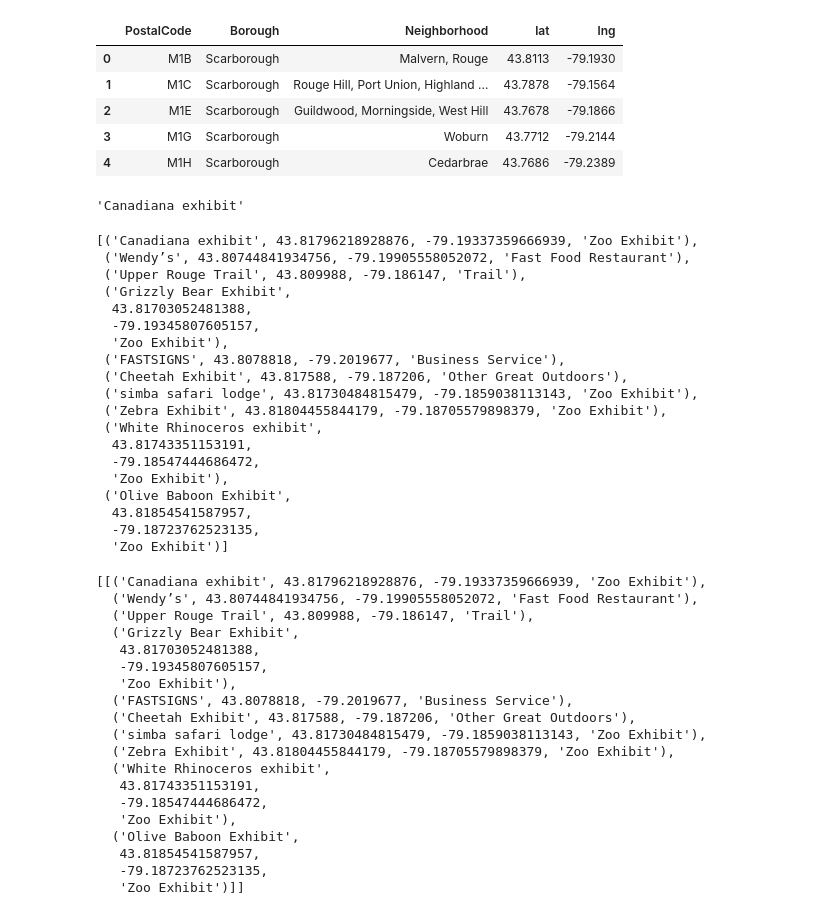
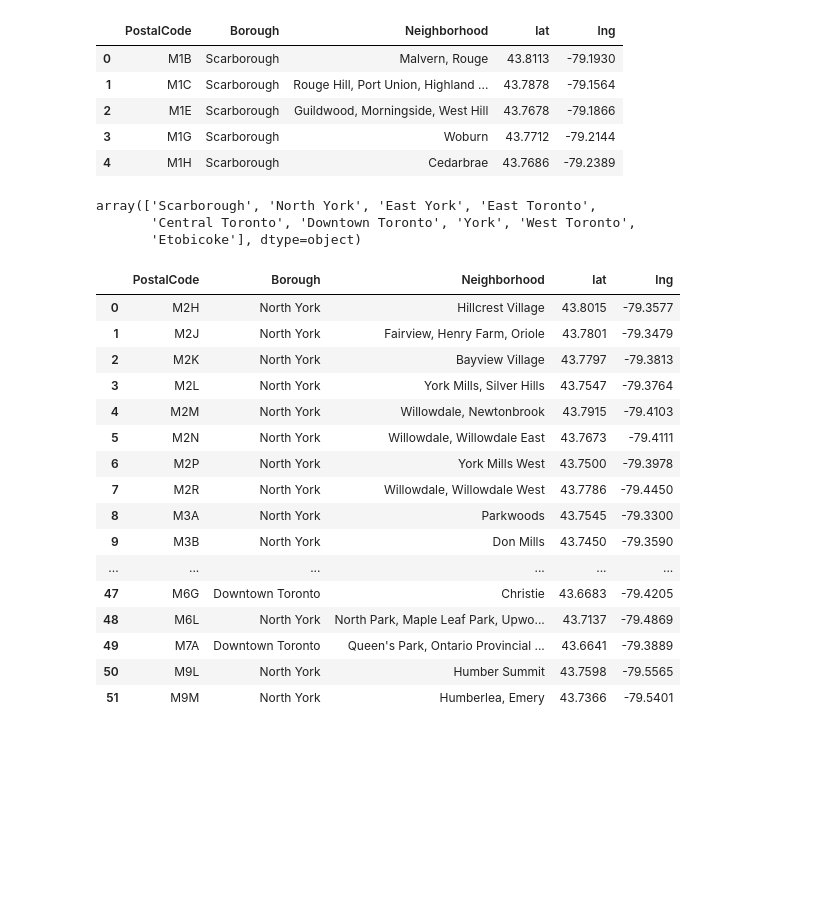
Before and after one commit to couyang24/coursera, a Jupyter notebook: capstone_project.ipynb, the cells around one changed output. Saved outputs shown, nothing was run; the diff lists cells and outputs as text; code cells hidden in the pictures; blank space fills up the shorter version.

```diff
--- a/capstone_project.ipynb
+++ b/capstone_project.ipynb
@@ -60,7 +53,7 @@ wikitable = soup.find('table')
 columns = [i.text.strip() for i in wikitable.find_all('th')]
 data = [[j.text.strip() for j in i.find_all('td')] for i in wikitable.find_all("tr")[1:]]
 trtdata = pd.DataFrame(data, columns = columns)
-trtdata['Neighborhood'] = trtdata.Neighborhood.apply(lambda x: x.replace(' /',','))
+trtdata['Neighbourhood'] = trtdata.Neighbourhood.apply(lambda x: x.replace(' /',','))
 trtdata.columns = ['PostalCode','Borough', 'Neighborhood']
 # %%
 trtdata1 = trtdata.loc[trtdata.Borough != 'Not assigned'].reset_index(drop=True)
@@ -94,3 +87,9 @@ trtdata3.head()
 | 2 | M1E | Scarborough | Guildwood, Morningside, West Hill | 43.7678 | -79.1866 |
 | 3 | M1G | Scarborough | Woburn | 43.7712 | -79.2144 |
 | 4 | M1H | Scarborough | Cedarbrae | 43.7686 | -79.2389 |
+# %%
+trtdata3.Borough.unique()
+# %% [output]
+array(['Scarborough', 'North York', 'East York', 'East Toronto',
+       'Central Toronto', 'Downtown Toronto', 'York', 'West Toronto',
+       'Etobicoke'], dtype=object)
@@ -97 +98,21 @@ trtdata3.head()
+# %%
+bt_trt
+# %% [output]
+|  | PostalCode | Borough | Neighborhood | lat | lng |
+| 0 | M2H | North York | Hillcrest Village | 43.8015 | -79.3577 |
+| 1 | M2J | North York | Fairview, Henry Farm, Oriole | 43.7801 | -79.3479 |
+| 2 | M2K | North York | Bayview Village | 43.7797 | -79.3813 |
+| 3 | M2L | North York | York Mills, Silver Hills | 43.7547 | -79.3764 |
+| 4 | M2M | North York | Willowdale, Newtonbrook | 43.7915 | -79.4103 |
+| 5 | M2N | North York | Willowdale, Willowdale East | 43.7673 | -79.4111 |
+| 6 | M2P | North York | York Mills West | 43.7500 | -79.3978 |
+| 7 | M2R | North York | Willowdale, Willowdale West | 43.7786 | -79.4450 |
+| 8 | M3A | North York | Parkwoods | 43.7545 | -79.3300 |
+| 9 | M3B | North York | Don Mills | 43.7450 | -79.3590 |
+| ... | ... | ... | ... | ... | ... |
+| 47 | M6G | Downtown Toronto | Christie | 43.6683 | -79.4205 |
+| 48 | M6L | North York | North Park, Maple Leaf Park, Upwo... | 43.7137 | -79.4869 |
+| 49 | M7A | Downtown Toronto | Queen's Park, Ontario Provincial ... | 43.6641 | -79.3889 |
+| 50 | M9L | North York | Humber Summit | 43.7598 | -79.5565 |
+| 51 | M9M | North York | Humberlea, Emery | 43.7366 | -79.5401 |
 # %%
@@ -115,4 +144,0 @@ clean_data = results["response"]['groups'][0]['items']
-# %%
-clean_data[0]['venue']['name']
-# %% [output]
-'Canadiana exhibit'
@@ -127,44 +144,0 @@ venues_list.append([(
-# %%
-[item for item in venues_list[0]]
-# %% [output]
-[('Canadiana exhibit', 43.81796218928876, -79.19337359666939, 'Zoo Exhibit'),
- ('Wendy’s', 43.80744841934756, -79.19905558052072, 'Fast Food Restaurant'),
- ('Upper Rouge Trail', 43.809988, -79.186147, 'Trail'),
- ('Grizzly Bear Exhibit',
-  43.81703052481388,
-  -79.19345807605157,
-  'Zoo Exhibit'),
- ('FASTSIGNS', 43.8078818, -79.2019677, 'Business Service'),
- ('Cheetah Exhibit', 43.817588, -79.187206, 'Other Great Outdoors'),
- ('simba safari lodge', 43.81730484815479, -79.1859038113143, 'Zoo Exhibit'),
- ('Zebra Exhibit', 43.81804455844179, -79.18705579898379, 'Zoo Exhibit'),
- ('White Rhinoceros exhibit',
-  43.81743351153191,
-  -79.18547444686472,
-  'Zoo Exhibit'),
- ('Olive Baboon Exhibit',
-  43.81854541587957,
-  -79.18723762523135,
-  'Zoo Exhibit')]
-# %%
-venues_list
-# %% [output]
-[[('Canadiana exhibit', 43.81796218928876, -79.19337359666939, 'Zoo Exhibit'),
-  ('Wendy’s', 43.80744841934756, -79.19905558052072, 'Fast Food Restaurant'),
-  ('Upper Rouge Trail', 43.809988, -79.186147, 'Trail'),
-  ('Grizzly Bear Exhibit',
-   43.81703052481388,
-   -79.19345807605157,
-   'Zoo Exhibit'),
-  ('FASTSIGNS', 43.8078818, -79.2019677, 'Business Service'),
-  ('Cheetah Exhibit', 43.817588, -79.187206, 'Other Great Outdoors'),
-  ('simba safari lodge', 43.81730484815479, -79.1859038113143, 'Zoo Exhibit'),
-  ('Zebra Exhibit', 43.81804455844179, -79.18705579898379, 'Zoo Exhibit'),
-  ('White Rhinoceros exhibit',
-   43.81743351153191,
-   -79.18547444686472,
-   'Zoo Exhibit'),
-  ('Olive Baboon Exhibit',
-   43.81854541587957,
-   -79.18723762523135,
-   'Zoo Exhibit')]]
```
Also changed, not shown: parts of 10 cells of this notebook.
